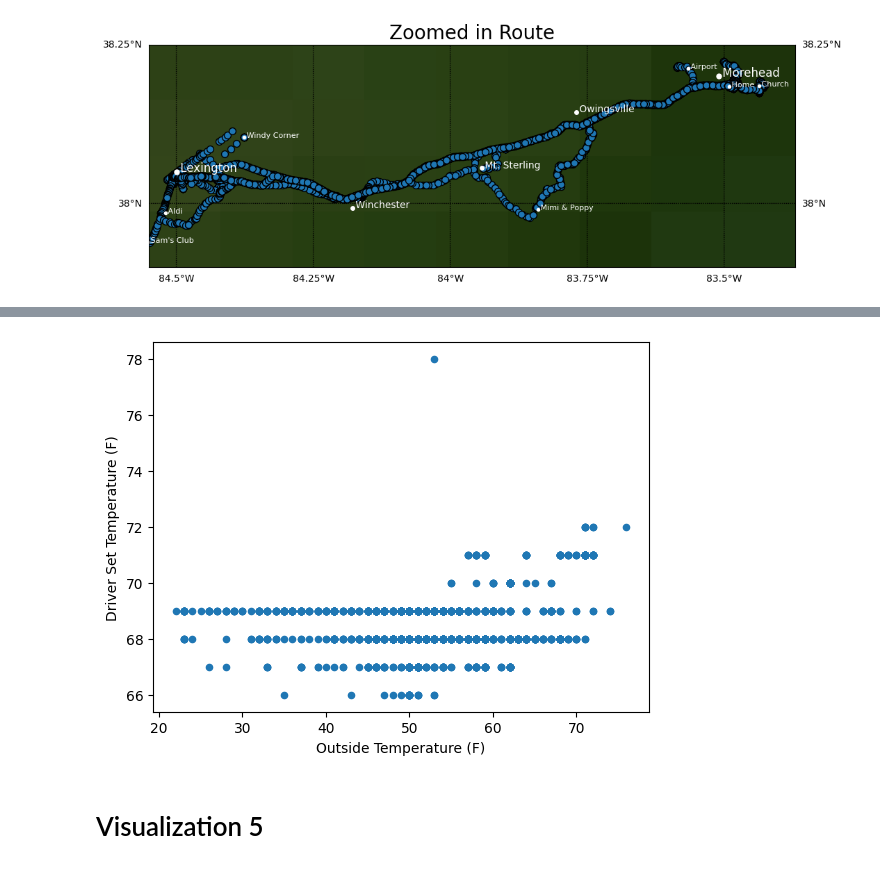
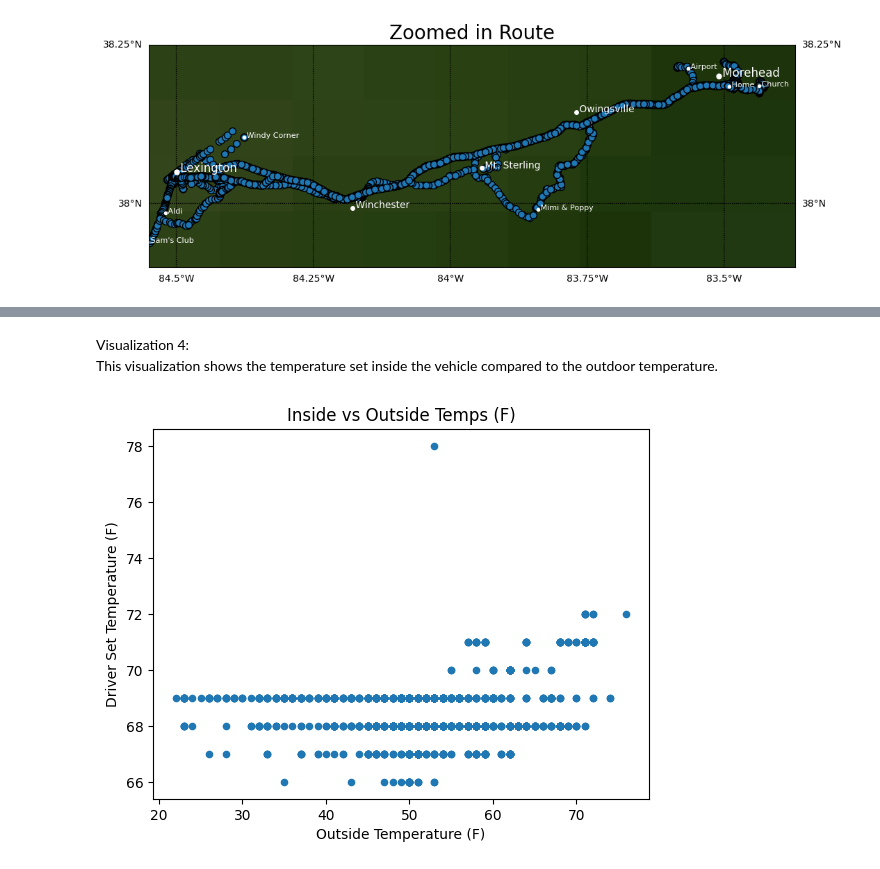
Before and after one commit to kyhokie/data_2_project, a Jupyter notebook: data_2_projectB.ipynb, the cells around one changed output, grey strips where cells are left out. Drawn from its saved outputs; the diff is of its cells as text; code cells hidden in the pictures.

```diff
--- a/data_2_projectB.ipynb
+++ b/data_2_projectB.ipynb
@@ -155,0 +108,3 @@ TF_resample
+# %%
+TF_resample["avg_percentage_used"] = (TF_resample["battery_range"] / TF_resample["maxRange"]) * 100
+TF_resample
@@ -289,11 +247,12 @@ TF_resample.plot(x="odometer", y="Date", xlabel="Odometer (mi)")
+# %% [markdown]
+Visualization 4:<br>
+This visualization shows the temperature set inside the vehicle compared to the outdoor temperature.
 # %%
-TF_resample['outside_tempF'] = TF_resample['outside_tempF'].replace('None', np.nan).astype(float)
-TF_resample['driver_temp_settingF'] = TF_resample['driver_temp_settingF'].replace('None', np.nan).astype(float)
+TF_resample["outside_tempF"] = TF_resample["outside_tempF"].replace("None", np.nan).astype(float)
+TF_resample["driver_temp_settingF"] = TF_resample["driver_temp_settingF"].replace("None", np.nan).astype(float)
 TF_resample.plot(x="outside_tempF", y="driver_temp_settingF", kind="scatter", xlabel="Outside Temperature (F)", ylabel="Driver Set Temperature (F)")
-# WORKS, MOSTLY
+plt.title('Inside vs Outside Temps (F)')
 
 plt.show()
 # %% [output]
-[figure, old version]
+[figure, new version]
-# %% [markdown]
-<H1>Visualization 5
```
Also changed, not shown: parts of 25 cells of this notebook.
